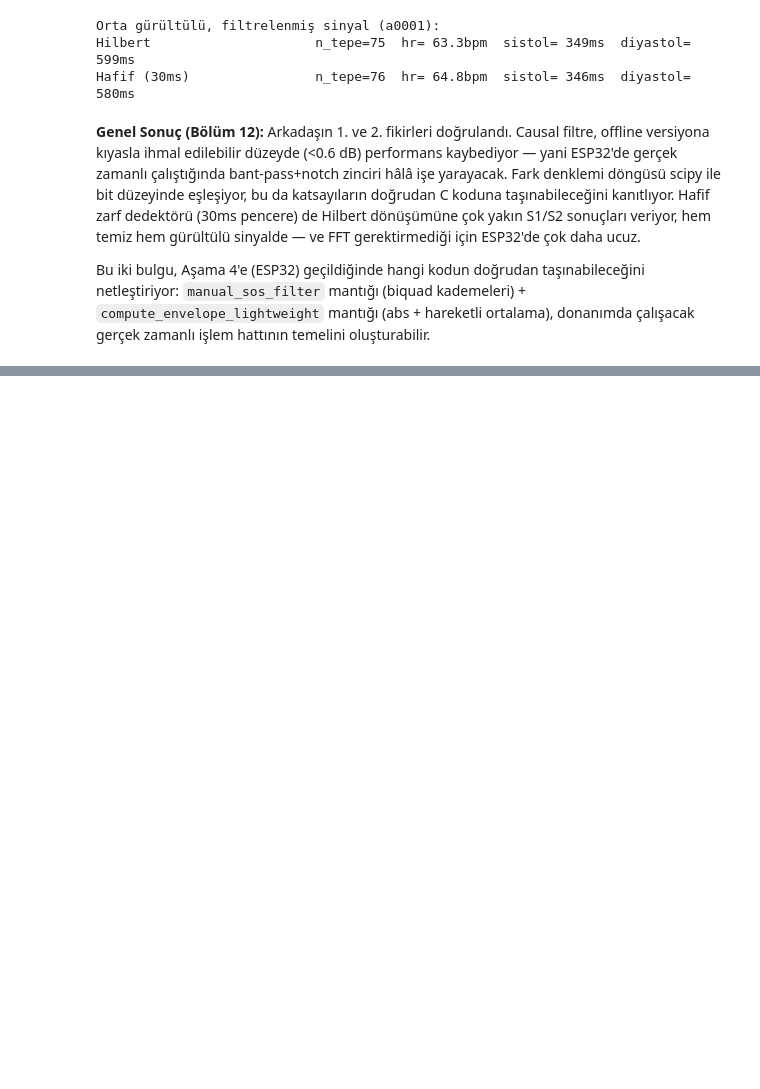
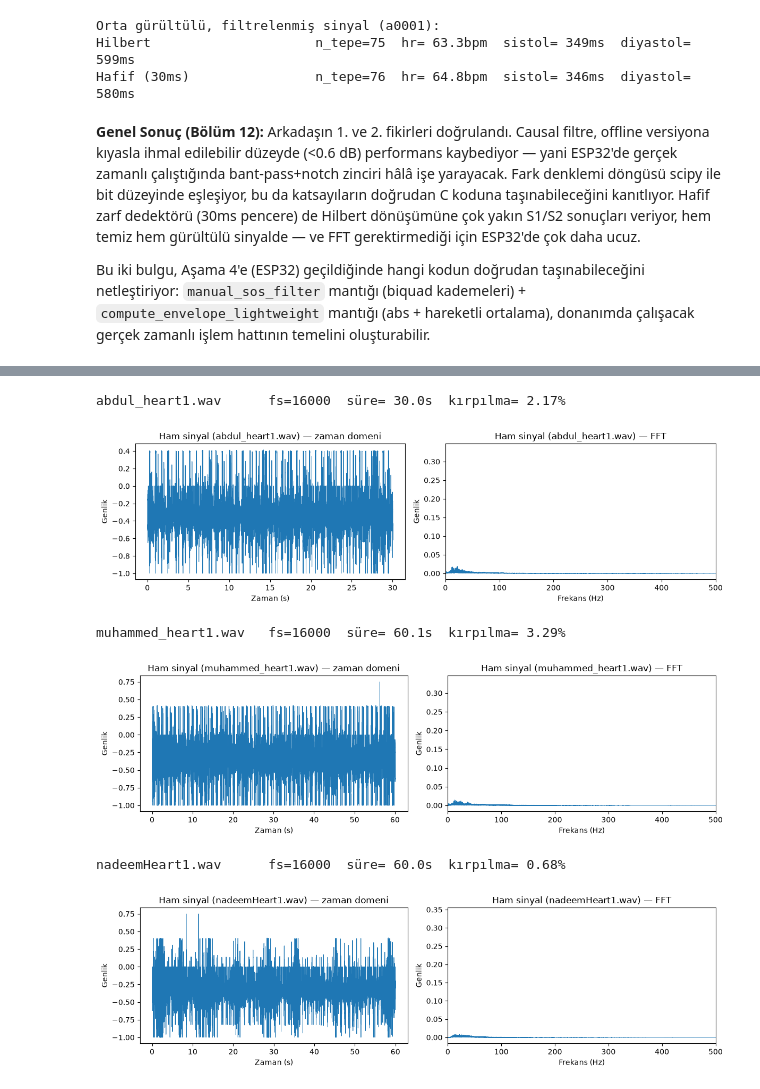
Before and after one commit to Furkanturan8/medical-steth-ecg, a Jupyter notebook: signal_processing/notebooks/01_ilk_analiz.ipynb, the cells around one changed output, grey strips where cells are left out. Saved outputs shown, nothing was run; the diff lists cells and outputs as text; code cells hidden in the pictures; blank space fills up the shorter version.

```diff
--- a/signal_processing/notebooks/01_ilk_analiz.ipynb
+++ b/signal_processing/notebooks/01_ilk_analiz.ipynb
@@ -706,0 +713,3 @@ Bu iki bulgu, Aşama 4'e (ESP32) geçildiğinde hangi kodun doğrudan taşınabi
+# %%
+OWN_DATA_DIR = "../../data/raw/own_recordings"
+own_recordings = ["abdul_heart1.wav", "muhammed_heart1.wav", "nadeemHeart1.wav"]
@@ -706,0 +720,18 @@ Bu iki bulgu, Aşama 4'e (ESP32) geçildiğinde hangi kodun doğrudan taşınabi
+# %%
+for fname in own_recordings:
+    fs, x = wavfile.read(f"{OWN_DATA_DIR}/{fname}")
+    x = x.astype(np.float64)
+    dur = len(x) / fs
+    clip_pct = np.mean(np.abs(x) >= 32760) * 100
+    print(f"{fname:<22}fs={fs:<7}süre={dur:>5.1f}s  kırpılma={clip_pct:>5.2f}%")
+
+    x_norm = x / np.max(np.abs(x))
+    plot_time_and_fft(x_norm, fs, f"Ham sinyal ({fname})")
+    plt.show()
+# %% [output]
+abdul_heart1.wav      fs=16000  süre= 30.0s  kırpılma= 2.17%
+[figure, added]
+muhammed_heart1.wav   fs=16000  süre= 60.1s  kırpılma= 3.29%
+[figure, added]
+nadeemHeart1.wav      fs=16000  süre= 60.0s  kırpılma= 0.68%
+[figure, added]
```
Also changed, not shown: parts of 9 cells of this notebook, 7 other files.
